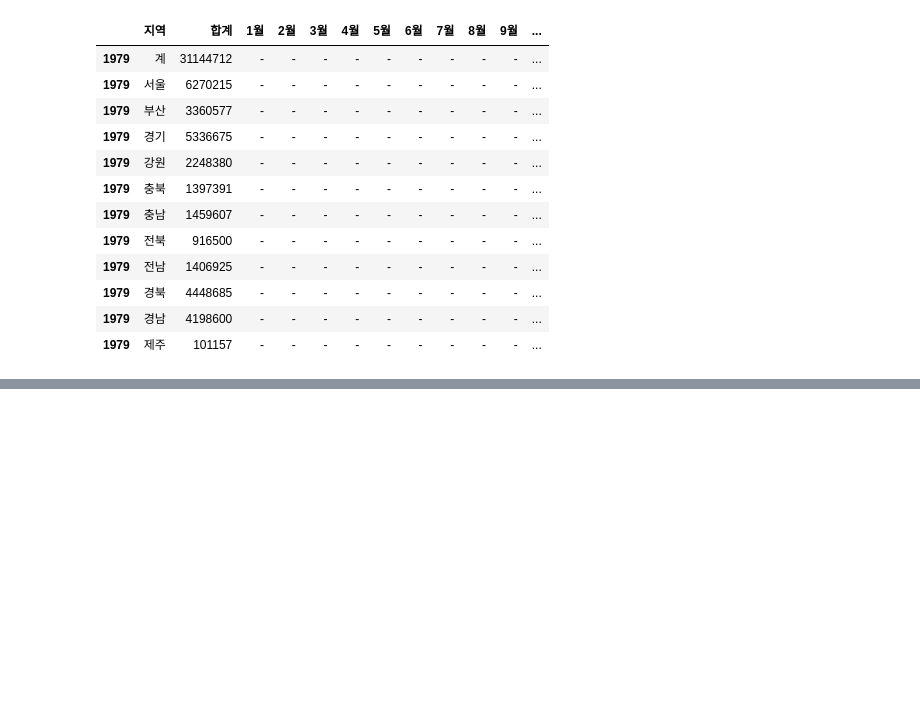
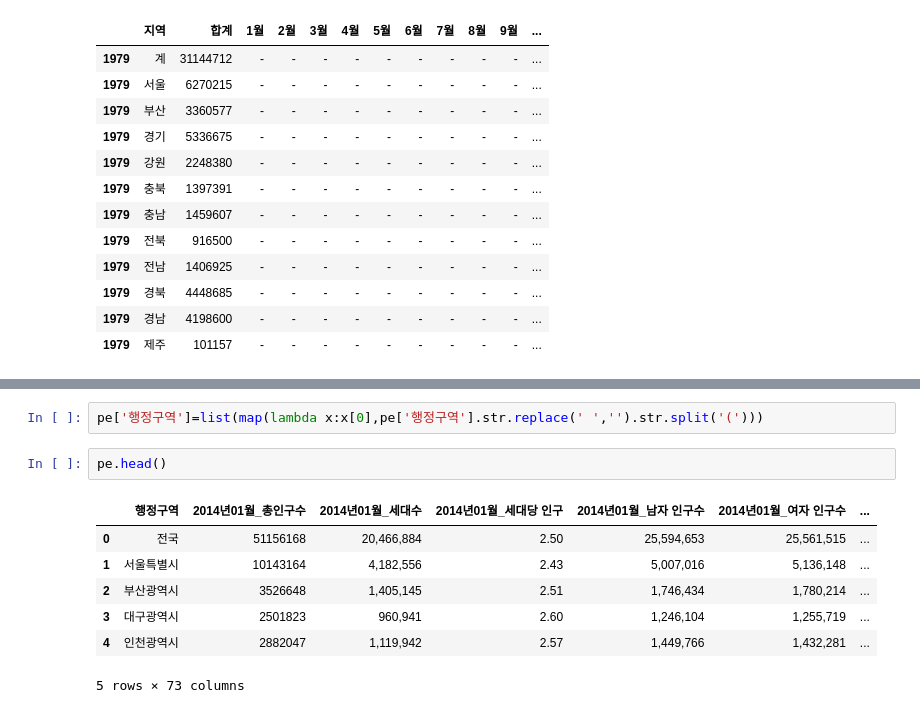
Before and after one commit to SSUUN/kepco_5, a Jupyter notebook: 행정구역별 판매전력량.ipynb, the cells around one changed output, grey strips where cells are left out. Cells and saved outputs as stored; diff of their text form; blank space fills up the shorter version.

```diff
--- a/행정구역별 판매전력량.ipynb
+++ b/행정구역별 판매전력량.ipynb
@@ -67,0 +163,12 @@ a = elec['지역']=='서울'
+# %%
+pe['행정구역']=list(map(lambda x:x[0],pe['행정구역'].str.replace(' ','').str.split('(')))
+# %%
+pe.head()
+# %% [output]
+|  | 행정구역 | 2014년01월_총인구수 | 2014년01월_세대수 | 2014년01월_세대당 인구 | 2014년01월_남자 인구수 | 2014년01월_여자 인구수 | ... |
+| 0 | 전국 | 51156168 | 20,466,884 | 2.50 | 25,594,653 | 25,561,515 | ... |
+| 1 | 서울특별시 | 10143164 | 4,182,556 | 2.43 | 5,007,016 | 5,136,148 | ... |
+| 2 | 부산광역시 | 3526648 | 1,405,145 | 2.51 | 1,746,434 | 1,780,214 | ... |
+| 3 | 대구광역시 | 2501823 | 960,941 | 2.60 | 1,246,104 | 1,255,719 | ... |
+| 4 | 인천광역시 | 2882047 | 1,119,942 | 2.57 | 1,449,766 | 1,432,281 | ... |
+5 rows × 73 columns
```
Also changed, not shown: parts of 14 cells of this notebook.
